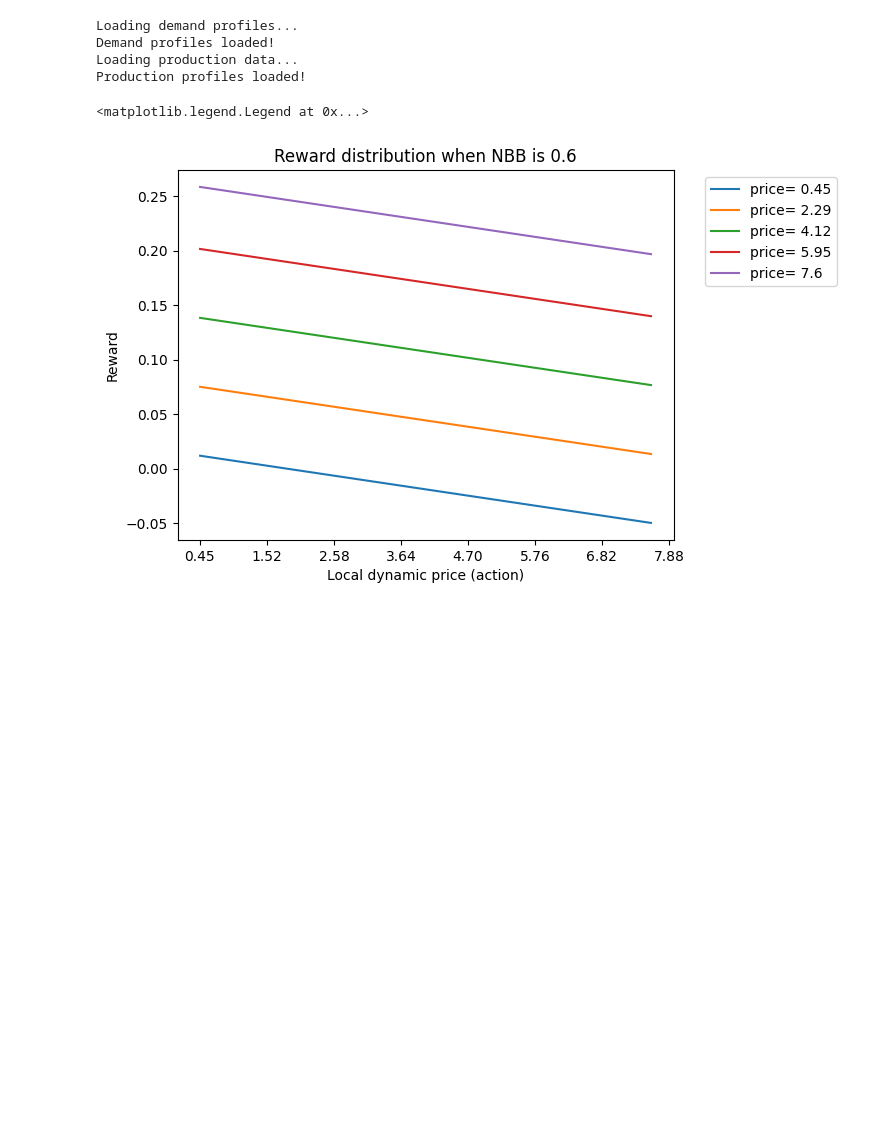
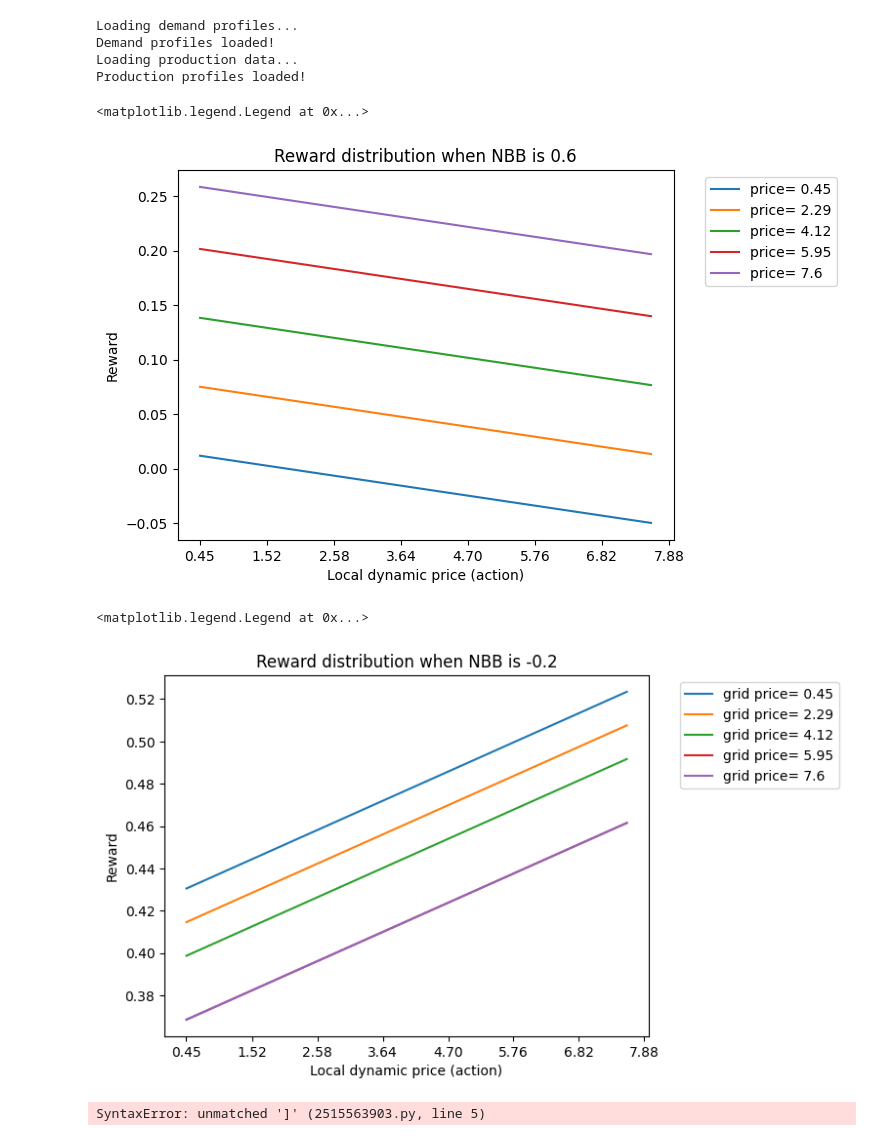
Before and after one commit to antonhlenander/CommunityFlex, a Jupyter notebook: reward_dist.ipynb, the cells around one changed output. Drawn from its saved outputs; the diff is of its cells as text; code cells hidden in the pictures; blank space fills up the shorter version.

Commit message:
Compute distributions 2

```diff
--- a/reward_dist.ipynb
+++ b/reward_dist.ipynb
@@ -5,15 +5,14 @@ from datamanager import DataManager
 
 dm = DataManager()
 
-
+# For mediator net loss 5000 and prosumers 20000
 rewards0 = [0.011793108908086936, 0.010210829858414705, 0.008628563326396055, 0.007046309311919963, 0.005464067814653362, 0.003881838834596252, 0.0022996223715265884, 0.0007174184254443716, -0.0008647730039834656, -0.0024469519168679454, -0.004029118313209068, -0.005611272193450922, -0.0071934135574824865, -0.008775542405525805, -0.010357658737802922, -0.011939762554202815, -0.013521853855169574, -0.015103932640814222, -0.016685998911136757, -0.018268052666359225, -0.01985009390670367, -0.021432122632281114, -0.02301413884309156, -0.024596142539357047, -0.026178133721521668, -0.02776011238936338, -0.029342078543104222, -0.030924032182966243, -0.032505973309060465, -0.03408790192160893, -0.03566981802061164, -0.037251721606401667, -0.038833612678979, -0.04041549123856569, -0.04199735728527276, -0.043579210819211234, -0.04516105184060315, -0.04674288034967056, -0.048324696346413454, -0.049906499831053885]
 rewards10 = [0.07507968544184784, 0.07349721865279601, 0.07191476438239697, 0.07033232263042866, 0.06874989339678006, 0.06716747668122913, 0.06558507248366485, 0.06400268080408722, 0.06242030164216317, 0.06083793499778167, 0.05925558087094274, 0.05767323926120227, 0.05609091016867129, 0.05450859359301674, 0.05292628953423861, 0.05134399799222589, 0.049761718966645496, 0.04817945245749744, 0.046597198464559675, 0.04501495698772118, 0.043432728026759904, 0.04185051158156483, 0.04026830765213596, 0.03868611623814022, 0.037103937339355575, 0.03552177095589304, 0.03393961708741955, 0.032357475733935104, 0.030775346895106637, 0.029193230570823125, 0.02761112676108457, 0.026029035465668926, 0.02444695668435415, 0.022864890417029216, 0.021282836663472082, 0.01970079542379377, 0.018118766697661215, 0.01653675048485237, 0.014954746785256212, 0.013372755598872743]
-# price = index 20 = 4.11765147675641
 rewards20 = [0.1383612556483671, 0.13677860115457463, 0.13519595918032312, 0.13361332972561257, 0.13203071279010992, 0.13044810837381515, 0.12886551647639521, 0.12728293709796112, 0.12570037023817981, 0.12411781589694026, 0.12253527407424247, 0.12095274476964235, 0.1193702279831399, 0.11778772371473512, 0.11620523196398391, 0.11462275273099731, 0.11304028601555327, 0.11145783181742974, 0.10987539013662673, 0.10829296097281116, 0.10671054432587201, 0.10512814019569827, 0.10354574858228993, 0.10196336948531393, 0.10038100290443719, 0.09879864883999279, 0.09721630729153663, 0.0956339782589577, 0.09405166174203394, 0.09246935774076537, 0.09088706625492993, 0.0893047872844166, 0.08772252082900334, 0.08614026688857912, 0.0845580254629219, 0.08297579655214271, 0.08139358015590847, 0.07981137627388613, 0.07822918490607567, 0.07664700605258812]
 rewards30 = [0.20163782012161402, 0.20005497795760885, 0.19847214831425486, 0.19688933119133, 0.19530652658872327, 0.1937237345062126, 0.192140954943687, 0.1905581879010354, 0.1889754333780358, 0.18739269137457715, 0.18580996189077048, 0.18422724492583864, 0.1826445404801147, 0.1810618485533766, 0.1794791691454023, 0.1778965022561918, 0.17631384788552307, 0.17473120603306302, 0.17314857669881167, 0.17156595988276901, 0.16998335558449096, 0.1684007638039775, 0.16681818454122865, 0.16523561779591134, 0.1636530635676925, 0.16207052185679416, 0.16048799266288327, 0.15890547598595983, 0.15732297182569077, 0.15574048018196507, 0.1541580010546717, 0.15257553444369965, 0.15099308034882686, 0.14941063876994232, 0.14782820970682398, 0.14624579315958286, 0.14466338912777488, 0.143080997611289, 0.14149861861001423, 0.13991625212395054]
-rewards40 = [0.2585824487364441, 0.25699943769896816, 0.2554164391830316, 0.25383345318841233, 0.25225047971488834, 0.25066751876257065, 0.24908457033090414, 0.24750163442011086, 0.24591871102985774, 0.24433580016003376, 0.2427529018106389, 0.2411700159811181, 0.23958714267180437, 0.23800428188225364, 0.2364214336123549, 0.23483859786210814, 0.2332557746311803, 0.23167296391957137, 0.2300901657269483, 0.22850738005342208, 0.22692460689854865, 0.225341846262328, 0.22375909814476014, 0.22217636254551199, 0.2205936394643615, 0.2190109289013087, 0.2174282308561315, 0.21584554532882994, 0.21426287231907093, 0.21268021182685448, 0.21109756385184753, 0.20951492839416108, 0.20793230545335106, 0.20634969502941747, 0.20476709712213825, 0.20318451173162444, 0.20160193885754296, 0.20001937849956075, 0.1984368306576778, 0.19685429533200516]
+rewards39 = [0.2585824487364441, 0.25699943769896816, 0.2554164391830316, 0.25383345318841233, 0.25225047971488834, 0.25066751876257065, 0.24908457033090414, 0.24750163442011086, 0.24591871102985774, 0.24433580016003376, 0.2427529018106389, 0.2411700159811181, 0.23958714267180437, 0.23800428188225364, 0.2364214336123549, 0.23483859786210814, 0.2332557746311803, 0.23167296391957137, 0.2300901657269483, 0.22850738005342208, 0.22692460689854865, 0.225341846262328, 0.22375909814476014, 0.22217636254551199, 0.2205936394643615, 0.2190109289013087, 0.2174282308561315, 0.21584554532882994, 0.21426287231907093, 0.21268021182685448, 0.21109756385184753, 0.20951492839416108, 0.20793230545335106, 0.20634969502941747, 0.20476709712213825, 0.20318451173162444, 0.20160193885754296, 0.20001937849956075, 0.1984368306576778, 0.19685429533200516]
 
-rewards = [rewards0, rewards10, rewards20, rewards30, rewards40]
+rewards = [rewards0, rewards10, rewards20, rewards30, rewards39]
 
 max_price = dm.get_all_max_price() + 2.0666
 min_price = dm.get_all_min_price() + 0.2296
@@ -31,7 +30,7 @@ i=0
 
 for idx in price_idx:
     price = round(prices[idx], 2)
-    plt.plot(prices, rewards[i], label="price= "+str(price))
+    plt.plot(prices, rewards[i], label="grid price= "+str(price))
     i+=1
 
 plt.legend(bbox_to_anchor=(1.05, 1.0), loc='upper left')
@@ -42,3 +41,66 @@ Loading production data...
 Production profiles loaded!
 <matplotlib.legend.Legend at 0x...>
 [figure]
+# %%
+rewards0 = [0.43054498866322044, 0.43292804865321255, 0.43531109923306377, 0.4376941404028831, 0.440077172162864, 0.44246019451286456, 0.4448432074530775, 0.4472262109834171, 0.44960920510413205, 0.4519921898151369, 0.45437516511623377, 0.45675813100822915, 0.4591410874904236, 0.46152403456323343, 0.46390697222662824, 0.46628990048060603, 0.4686728193252203, 0.471055728760692, 0.47343862878687903, 0.4758215194038913, 0.47820440061192127, 0.4805872724109108, 0.48297013480080286, 0.485352987781706, 0.48773583135406384, 0.4901186655173728, 0.4925014902719653, 0.4948843056177272, 0.4972671115548797, 0.4996499080834762, 0.5020326952034029, 0.5044154729148804, 0.5067982412179626, 0.5091810001126751, 0.5115637495990155, 0.5139464896769259, 0.5163292203466554, 0.5187119416083403, 0.5210946534619234, 0.5234773559073185]
+rewards10 = [0.41465814021874725, 0.4170411843882993, 0.4194242191479465, 0.4218072444978267, 0.42419026043816044, 0.42657326696872255, 0.42895626408978904, 0.43133925180127486, 0.4337222301033168, 0.43610519899599653, 0.438488158479005, 0.44087110855314804, 0.443254049217783, 0.4456369804732696, 0.4480199023196336, 0.45040281475676114, 0.4527857177848733, 0.4551686114041069, 0.4575514956142652, 0.4599343704155405, 0.462317235808126, 0.4647000917918802, 0.467082938366856, 0.46946577553305224, 0.4718486032909954, 0.47423142164009846, 0.476614230580777, 0.47899703011294514, 0.4813798202366848, 0.48376260095213275, 0.4861453722592588, 0.4885281341581449, 0.49091088664887184, 0.49329362973152113, 0.49567636340603527, 0.4980590876723836, 0.500441802530871, 0.502824507981495, 0.5052072040243647, 0.5075898906592278]
+rewards20 = [0.39877192090534463, 0.4011549492537321, 0.40353796819247933, 0.4059209777217516, 0.40830397784168593, 0.41068696855211306, 0.41306994985339296, 0.41545292174524495, 0.417835884228001, 0.4202188373015754, 0.4226017809657987, 0.42498471522142145, 0.4273676400677442, 0.42975055550521146, 0.43213346153382015, 0.4345163581534568, 0.43689924536434255, 0.43928212316658644, 0.4416649915600468, 0.4440478505449168, 0.4464307001212775, 0.4488135402891271, 0.4511963710484632, 0.4535791923992558, 0.4559620043420598, 0.4583448068762881, 0.46072760000235613, 0.4631103837201789, 0.4654931580298367, 0.4678759229314955, 0.4702586784250411, 0.472641424510583, 0.4750241611883139, 0.47740688845817614, 0.47978960632019474, 0.4821723147742847, 0.4845550138207779, 0.48693770345967224, 0.48932038369107667, 0.49170305451471097]
+rewards30 = [0.3685898373351515, 0.37097283562134664, 0.37335582449845695, 0.37573880396659187, 0.3781217740258327, 0.38050473467614965, 0.38288768591773525, 0.3852706277504201, 0.38765356017453656, 0.3900364831899432, 0.3924193967964984, 0.3948023009949242, 0.397185195784578, 0.39956808116593123, 0.401950957138814, 0.40433382370330806, 0.40671668085952306, 0.4090995286075678, 0.4114823669473562, 0.413865195879054, 0.41624801540268663, 0.41863082551839104, 0.42101362622596983, 0.42339641752558843, 0.42577919941769027, 0.42816197190174354, 0.4305447349781366, 0.4329274886467276, 0.4353102329076539, 0.43769296776113586, 0.4400756932069769, 0.4424584092453132, 0.44484111587633857, 0.4472238130999666, 0.44960650091630683, 0.4519891793251898, 0.4543718483269201, 0.4567545079216062, 0.4591371581092747, 0.46151979888972794]
+rewards39 = [0.3685898373351515, 0.37097283562134664, 0.37335582449845695, 0.37573880396659187, 0.3781217740258327, 0.38050473467614965, 0.38288768591773525, 0.3852706277504201, 0.38765356017453656, 0.3900364831899432, 0.3924193967964984, 0.3948023009949242, 0.397185195784578, 0.39956808116593123, 0.401950957138814, 0.40433382370330806, 0.40671668085952306, 0.4090995286075678, 0.4114823669473562, 0.413865195879054, 0.41624801540268663, 0.41863082551839104, 0.42101362622596983, 0.42339641752558843, 0.42577919941769027, 0.42816197190174354, 0.4305447349781366, 0.4329274886467276, 0.4353102329076539, 0.43769296776113586, 0.4400756932069769, 0.4424584092453132, 0.44484111587633857, 0.4472238130999666, 0.44960650091630683, 0.4519891793251898, 0.4543718483269201, 0.4567545079216062, 0.4591371581092747, 0.46151979888972794]
+
+rewards = [rewards0, rewards10, rewards20, rewards30, rewards39]
+
+max_price = dm.get_all_max_price() + 2.0666
+min_price = dm.get_all_min_price() + 0.2296
+prices = np.linspace(min_price/2, max_price, num=40)
+priceticks = np.linspace(min_price/2, 10, num=10)
+priceticks = np.round(priceticks, 2)
+price_idx = [0,10,20,30,39]
+
+plt.figure()
+plt.title(f"Reward distribution when NBB is -0.2")
+plt.xticks(priceticks)
+plt.xlabel("Local dynamic price (action)")
+plt.ylabel("Reward")
+i=0
+
+for idx in price_idx:
+    price = round(prices[idx], 2)
+    plt.plot(prices, rewards[i], label="grid price= "+str(price))
+    i+=1
+
+plt.legend(bbox_to_anchor=(1.05, 1.0), loc='upper left')
+# %% [output]
+<matplotlib.legend.Legend at 0x...>
+[figure, added]
+# %%
+rewards0 = [1.0, 0.9983518184943903, 0.996703642313177, 0.995055471456274, 0.9934073059235943, 0.9917591457152339, 0.9901109908310458, 0.9884628412711252, 0.986814697035325, 0.98516655812368, 0.9835184245363466, 0.9818702962728139, 0.9802221733335412, 0.9785740557182598, 0.9769259434270049, 0.9752778364598111, 0.9736297348165925, 0.9719816384972623, 0.9703335475019157, 0.9686854618304666, 0.967037381482829, 0.9653893064590368, 0.9637412367591256, 0.9620931723830694, 0.9604451133305391, 0.9587970596019337, 0.9571490111969845, 0.9555009681157871, 0.953852930358255, 0.9522048979243022, 0.9505568708140236, 0.9489088490273332, 0.9472608325641445, 0.9456128214244924, 0.9439648156083509, 0.9423168151158158, 0.9406688199466786, 0.939020830100915, 0.9373728455784978, 0.9357248663795839]
+rewards10 = [0.9835184245363466, 0.9851666070194783, 0.9868147839609804, 0.9884629553609419, 0.990111121219451, 0.991759281536415, 0.9934074363119824, 0.9950555855460603, 0.9967037292387978, 0.9983518673901626, 1.0, 0.9983518728225236, 0.9967037509692142, 0.995055634439803, 0.9934075232343252, 0.9917594173528155, 0.9901113167951876, 0.9884632215613548, 0.986815131651413, 0.9851670470652756, 0.9835189678028562, 0.9818708938641892, 0.98022282524931, 0.9785747619581929, 0.9769267039905085, 0.9752786513466559, 0.9736306040263664, 0.9719825620297357, 0.9703345253566769, 0.9686864940071044, 0.9670384679811134, 0.965390447278617, 0.9637424318995292, 0.9620944218438848, 0.9604464171116582, 0.9587984177029447, 0.9571504236175364, 0.955502434855408, 0.9538544514165334, 0.9522064733010684]
+rewards20 = [0.967037381482829, 0.9686855650512108, 0.9703337430780494, 0.9719819155634332, 0.973630082507451, 0.9752782439100093, 0.9769263997712573, 0.9785745500911016, 0.9802226948696913, 0.9818708341069943, 0.9835189678028562, 0.9851670959577896, 0.9868152185713378, 0.9884633356437716, 0.9901114471750577, 0.9917595531651636, 0.9934076536141783, 0.9950557485221897, 0.9967038378891045, 0.998351921715012, 1.0, 0.998351927147318, 0.9967038596183306, 0.9950557974130121, 0.9934077405310334, 0.9917596889727931, 0.9901116427380227, 0.9884636018268183, 0.9868155662390928, 0.98516753597476, 0.9835195110339158, 0.9818714914164733, 0.9802234771223463, 0.9785754681515694, 0.9769274645041172, 0.9752794661800851, 0.9736314731792651, 0.9719834855016315, 0.970335503147159, 0.9686875261160032]
+rewards30 = [0.9505568708140236, 0.952205055466725, 0.953853234577969, 0.9555014081478442, 0.9571495761764394, 0.9587977386636609, 0.960445895609658, 0.9620940470143376, 0.9637421928778486, 0.9653903332001585, 0.9670384679811134, 0.9686865972212259, 0.970334720920039, 0.9719828390778239, 0.9736309516945468, 0.9752790587701758, 0.9769271603047991, 0.9785752562985052, 0.980223346751201, 0.9818714316629752, 0.9835195110339158, 0.9851675848639906, 0.9868156531531667, 0.988463715901472, 0.9901117731092375, 0.9917598247760672, 0.993407870902231, 0.995055911487636, 0.9967039465323703, 0.9983519760365227, 1.0, 0.9983519814684708, 0.9967039682601639, 0.9950559603751145, 0.993407957813296, 0.9917599605748044, 0.9901119686594324, 0.9884639820671537, 0.9868160007979426, 0.9851680248519551]
+rewards39 = [0.9357248663795839, 0.9373730520073764, 0.9390212320937893, 0.9406694066389106, 0.9423175756428289, 0.9439657391054515, 0.9456138970269268, 0.9472620494071617, 0.9489101962463059, 0.9505583375443261, 0.9522064733010684, 0.9538546035170463, 0.955502728191802, 0.9571508473256067, 0.9587989609184266, 0.9604470689702302, 0.9620951714811051, 0.9637432684511408, 0.9653913598802433, 0.9670394457685011, 0.9686875261160032, 0.9703356009227168, 0.9719836701886089, 0.9736317339137075, 0.9752797920983439, 0.9769278447421216, 0.9785758918453109, 0.9802239334078184, 0.9818719694297332, 0.9835199999111433, 0.9851680248519551, 0.9868160442522581, 0.9884640581121402, 0.9901120664315688, 0.9917600692105719, 0.9934080664490561, 0.9950560581472312, 0.9967040443051254, 0.9983520249227661, 1.0]
+
+rewards = [rewards0, rewards10, rewards20, rewards30, rewards39]
+
+max_price = dm.get_all_max_price() + 2.0666
+min_price = dm.get_all_min_price() + 0.2296
+prices = np.linspace(min_price/2, max_price, num=40)
+priceticks = np.linspace(min_price/2, 10, num=10)
+priceticks = np.round(priceticks, 2)
+price_idx = [0,10,20,30,39]
+
+plt.figure()
+plt.title(f"Reward distribution when NBB is 0.0")
+plt.xticks(priceticks)
+plt.xlabel("Local dynamic price (action)")
+plt.ylabel("Reward")
+i=0
+
+for idx in price_idx:
+    price = round(prices[idx], 2)
+    plt.plot(prices, rewards[i], label="grid price= "+str(price))
+    i+=1
+
+plt.legend(bbox_to_anchor=(1.05, 1.0), loc='upper left')
+# %% [output]
+SyntaxError: unmatched ']' (2515563903.py, line 5)
```
Also changed, not shown: 1 other file.
